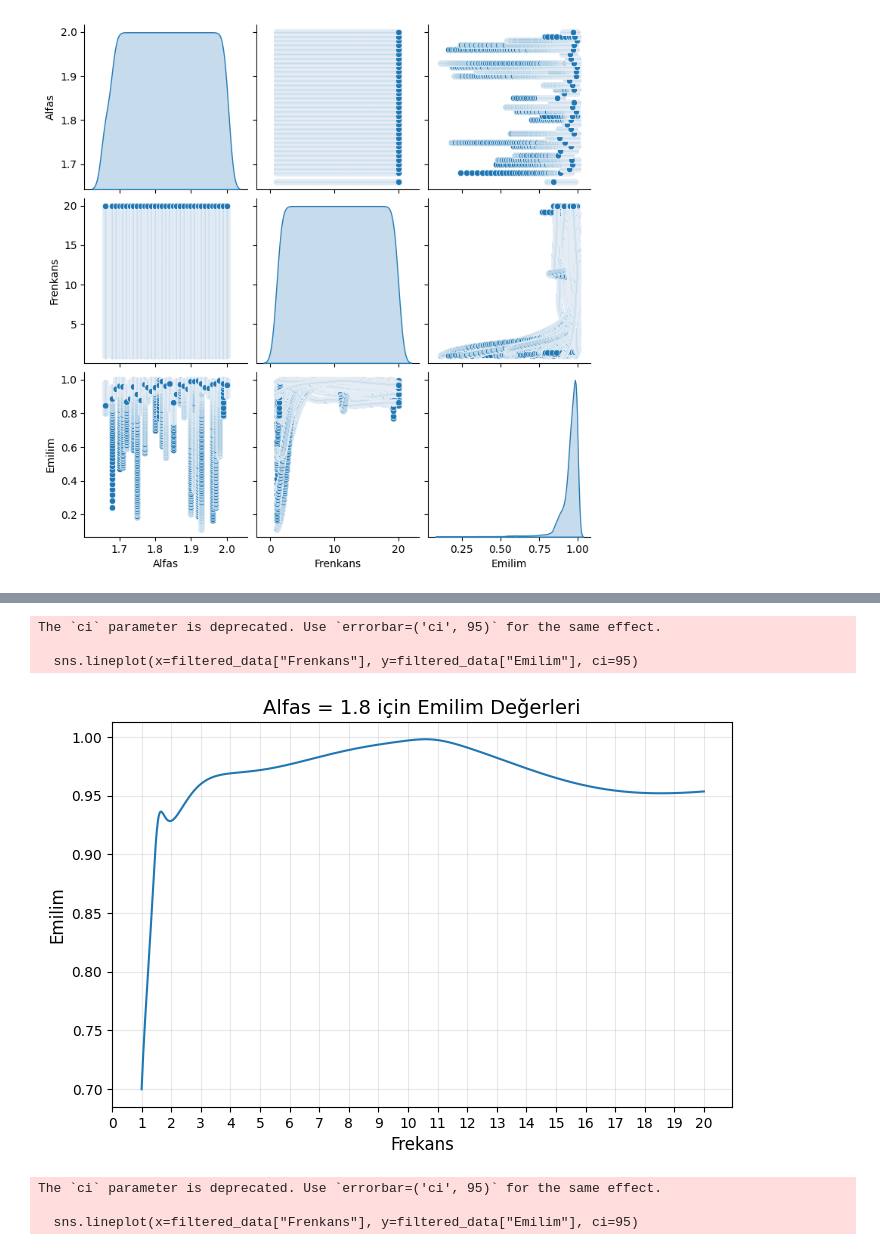
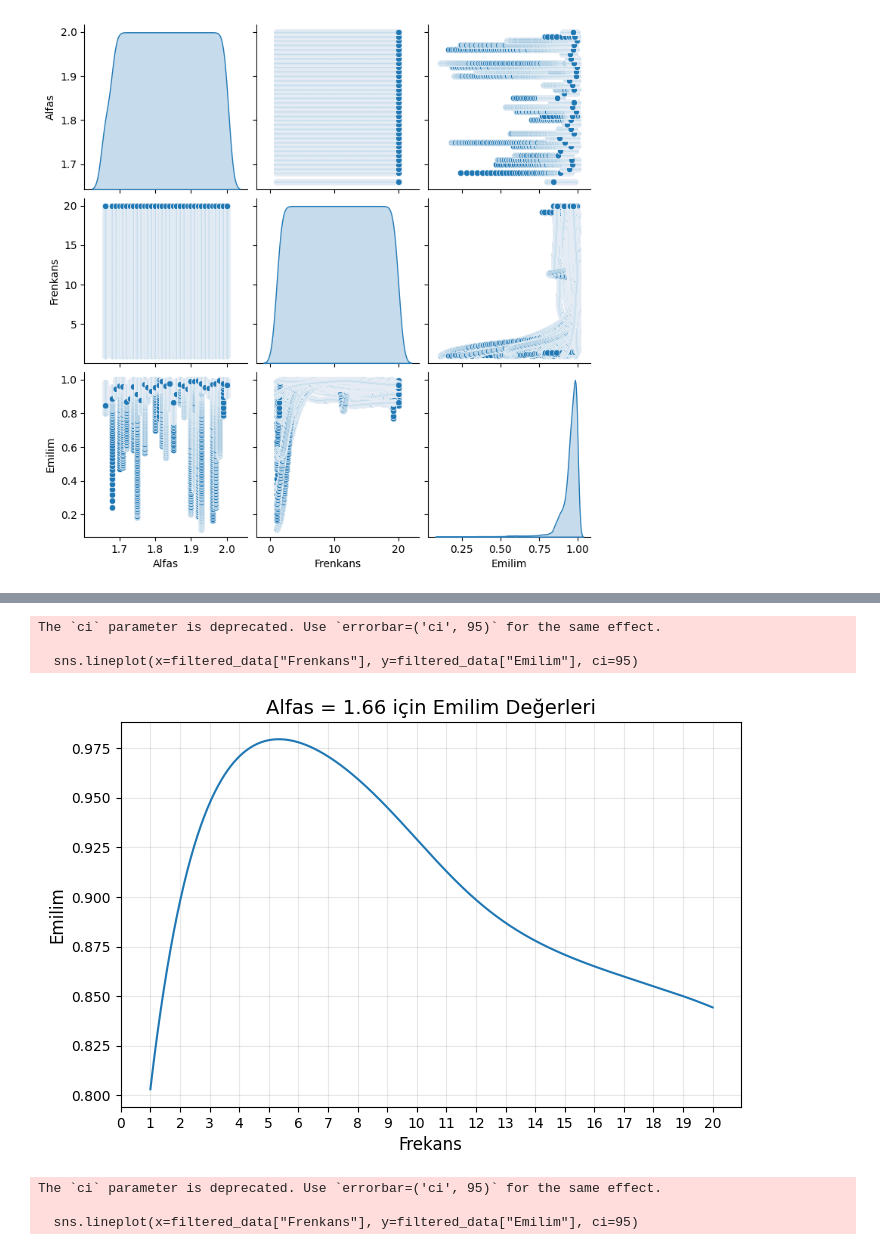
Before and after one commit to Muratoksuz01/ML-Project, a Jupyter notebook: 3understandingData.ipynb, the cells around one changed output, grey strips where cells are left out. Drawn from its saved outputs; the diff is of its cells as text; code cells hidden in the pictures.

```diff
--- a/3understandingData.ipynb
+++ b/3understandingData.ipynb
@@ -53,12 +52,12 @@ def plot_emilim_for_alfas(df, a_value):
     plt.xticks(np.arange(0, 21, 1))
     plt.show()
 # %%
-plot_emilim_for_alfas(df, 1.8)
+plot_emilim_for_alfas(df, 1.66)
 # %% [output]
 The `ci` parameter is deprecated. Use `errorbar=('ci', 95)` for the same effect.
 
   sns.lineplot(x=filtered_data["Frenkans"], y=filtered_data["Emilim"], ci=95)
-[figure, old version]
+[figure, new version]
 # %%
 plot_emilim_for_alfas(df, 1.9)
 # %% [output]
```
Also changed, not shown: parts of 5 cells of this notebook, 6 other files.
